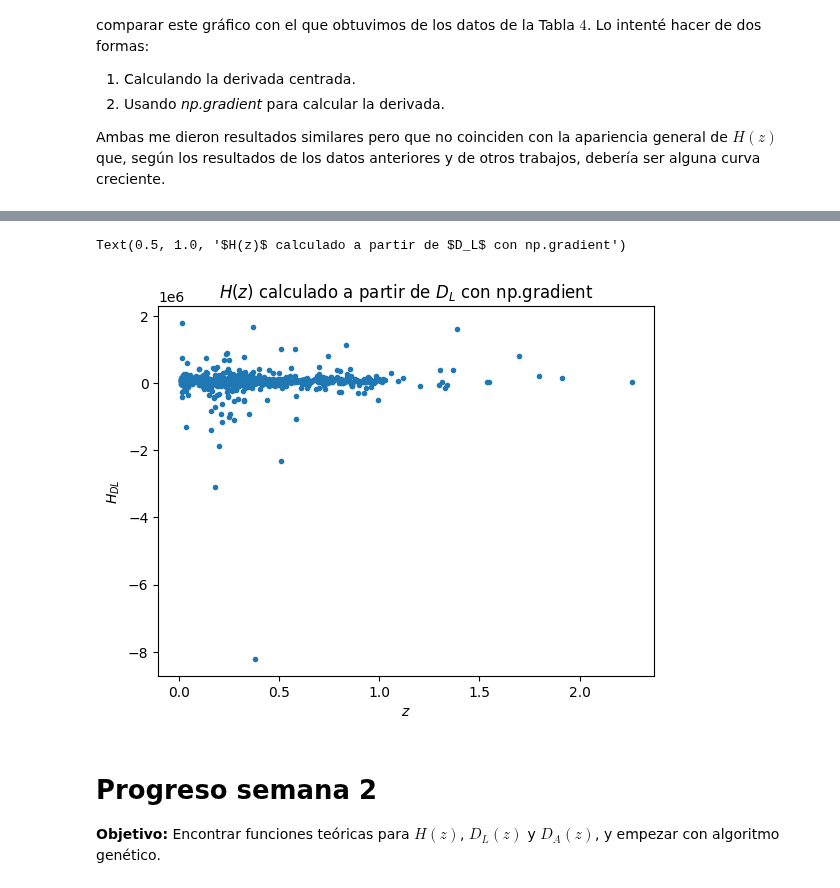
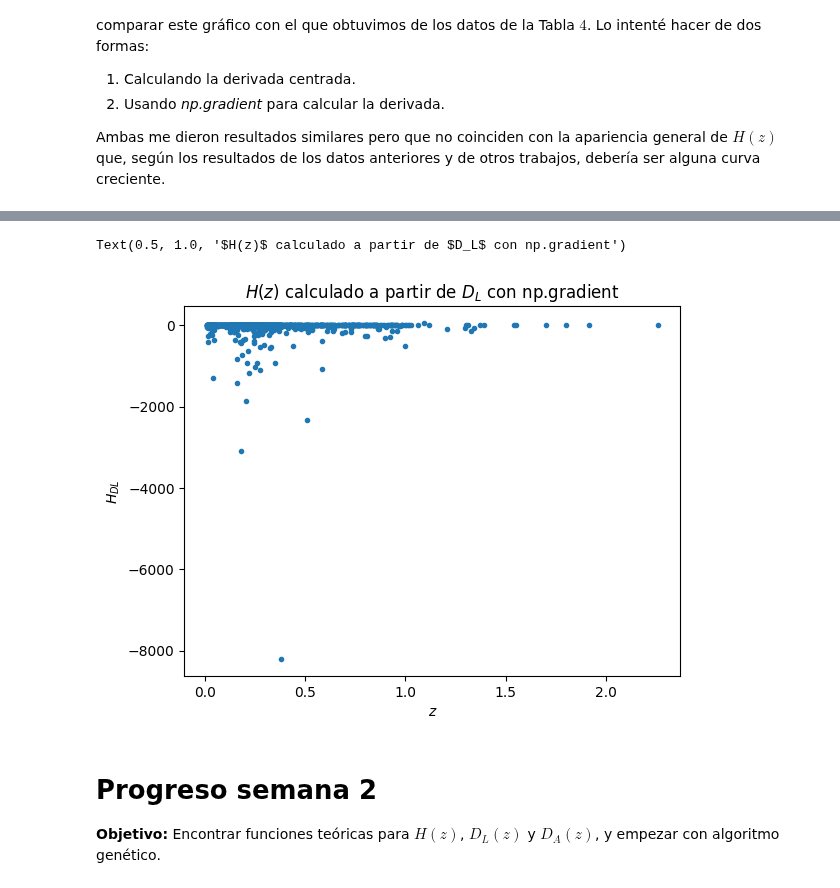
Before and after one commit to XimePS/Practica-DFI, a Jupyter notebook: código práctica dfi.ipynb, the cells around one changed output, grey strips where cells are left out. Cells and saved outputs as stored; diff of their text form; code cells hidden in the pictures.

```diff
--- a/código práctica dfi.ipynb
+++ b/código práctica dfi.ipynb
@@ -472,24 +478,22 @@ Con esto llegamos a un gráfico de $H(z)$ pero con los datos de Pantheon, hecho
 
 Ambas me dieron resultados similares pero que no coinciden con la apariencia general de $H(z)$ que, según los resultados de los datos anteriores y de otros trabajos, debería ser alguna curva creciente.
 # %%
-f = np.zeros(len(D_L))
-derivada = np.zeros(len(D_L))
-H_DL = np.zeros(len(D_L))
+#f = np.zeros(len(D_L))
+#derivada = np.zeros(len(D_L))
+#H_DL = np.zeros(len(D_L))
 
-c = 3e-8
+#for i in range(len(D_L)-1):
+ #   f[i] = D_L[i]/(1+z_cmb[i])
+  #  derivada[i] = (f[i+1] - f[i])/(2*(z_cmb[i+1] - z_cmb[i]))
 
-for i in range(len(D_L)-1):
-    f[i] = D_L[i]/(1+z_cmb[i])
-    derivada[i] = (f[i+1] - f[i])/(2*(z_cmb[i+1] - z_cmb[i]))
-
-for i in range(len(D_L)-1):
-    H_DL[i] = c*(1/(derivada[i]))
+#for i in range(len(D_L)-1):
+ #   H_DL[i] = c*(1/(derivada[i]))
 
 #for i in range(len(D_L) - 1):
    #if H_DL[i] > -0.9e-9:
       #H_DL[i] = 0
 
-plt.plot(z_cmb, H_DL, '.')
-plt.ylabel('$H_{DL}$')
-plt.xlabel('$z$')
-plt.title('$H(z)$ calculado a partir de $D_L$')
+#plt.plot(z_cmb, H_DL, '.')
+#plt.ylabel('$H_{DL}$')
+#plt.xlabel('$z$')
+#plt.title('$H(z)$ calculado a partir de $D_L$')
@@ -499,15 +500,18 @@ Text(0.5, 1.0, '$H(z)$ calculado a partir de $D_L$')
 # %%
-c = 3e8
 derivative = np.gradient(D_L / (1 + z_cmb), z_cmb)
 H_DL = c*(1/derivative)
+
+for i in range(len(D_L) - 1):
+   if H_DL[i] > -0.9e-9:
+      H_DL[i] = 0
 
 plt.plot(z_cmb, H_DL, '.')
 plt.ylabel('$H_{DL}$')
 plt.xlabel('$z$')
 plt.title('$H(z)$ calculado a partir de $D_L$ con np.gradient')
 # %% [output]
 Text(0.5, 1.0, '$H(z)$ calculado a partir de $D_L$ con np.gradient')
-[figure, old version]
+[figure, new version]
 # %% [markdown]
 # Progreso semana 2
 
```
Also changed, not shown: parts of 16 cells of this notebook, 2 other files.
